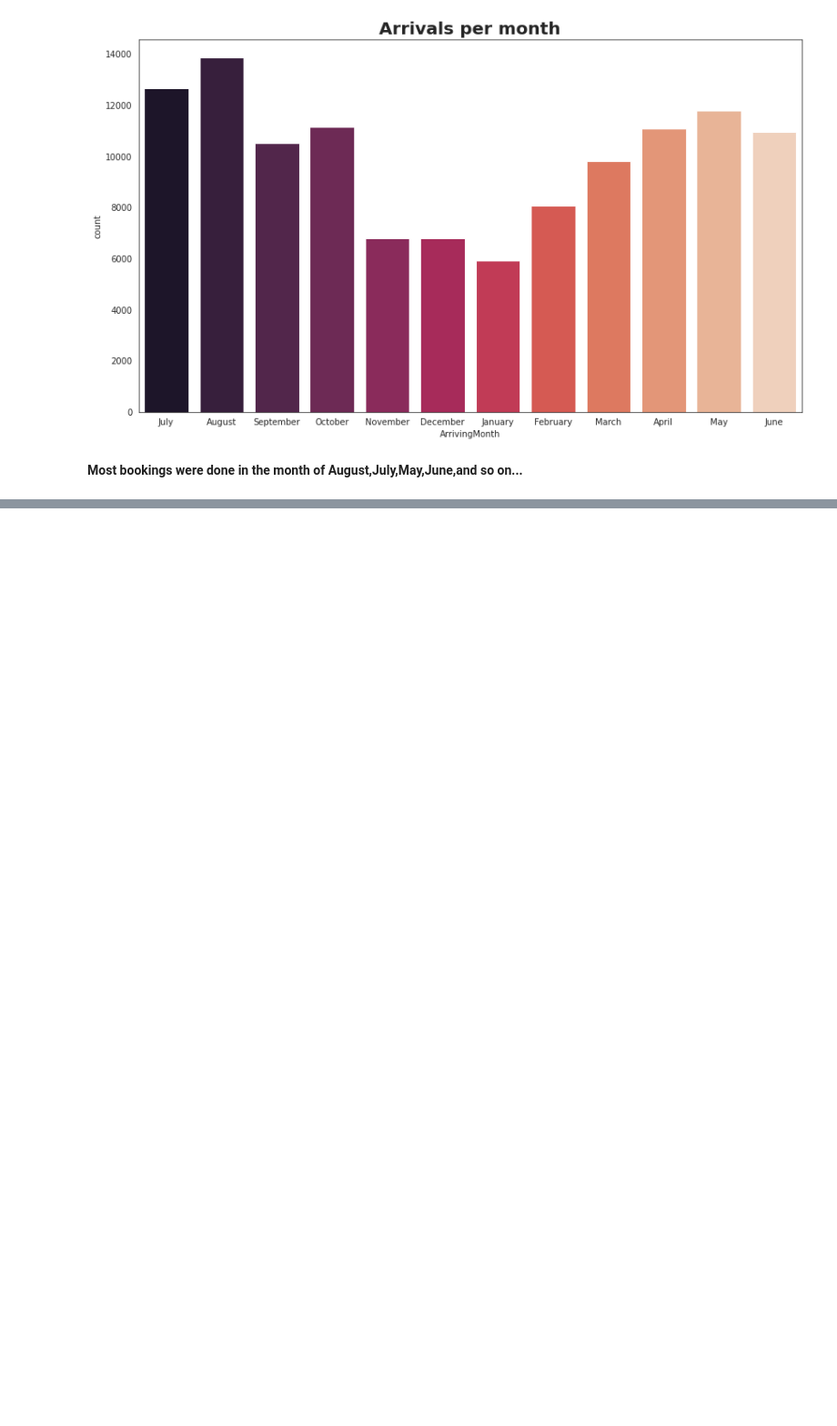
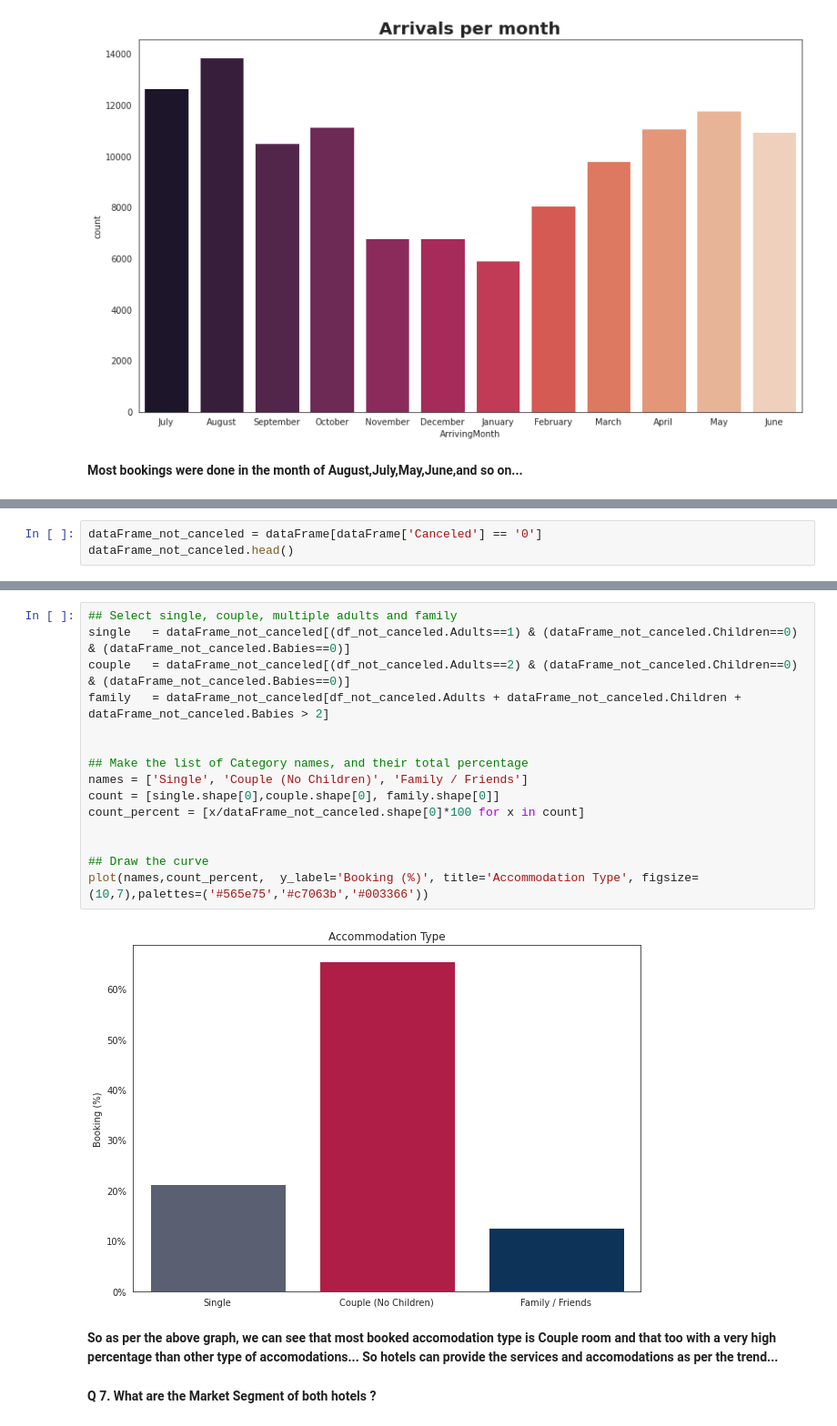
Before and after one commit to Shivraj285/EDA-Hotel-Booking-Analysis, a Jupyter notebook: Shivraj_Y_Saude_Hotel_Booking_Analysis_Capstone_Project.ipynb, the cells around one changed output, grey strips where cells are left out. Shown: that part at 91% size. Saved outputs shown, nothing was run; the diff lists cells and outputs as text; blank space fills up the shorter version.

```diff
--- a/Shivraj_Y_Saude_Hotel_Booking_Analysis_Capstone_Project.ipynb
+++ b/Shivraj_Y_Saude_Hotel_Booking_Analysis_Capstone_Project.ipynb
@@ -433,0 +503,3 @@ plt.subplots_adjust(right=1.7)
+# %%
+dataFrame_not_canceled = dataFrame[dataFrame['Canceled'] == '0']
+dataFrame_not_canceled.head()
@@ -433,0 +513,21 @@ plt.subplots_adjust(right=1.7)
+# %%
+## Select single, couple, multiple adults and family
+single   = dataFrame_not_canceled[(df_not_canceled.Adults==1) & (dataFrame_not_canceled.Children==0) & (dataFrame_not_canceled.Babies==0)]
+couple   = dataFrame_not_canceled[(df_not_canceled.Adults==2) & (dataFrame_not_canceled.Children==0) & (dataFrame_not_canceled.Babies==0)]
+family   = dataFrame_not_canceled[df_not_canceled.Adults + dataFrame_not_canceled.Children + dataFrame_not_canceled.Babies > 2]
+
+
+## Make the list of Category names, and their total percentage
+names = ['Single', 'Couple (No Children)', 'Family / Friends']
+count = [single.shape[0],couple.shape[0], family.shape[0]]
+count_percent = [x/dataFrame_not_canceled.shape[0]*100 for x in count]
+
+
+## Draw the curve
+plot(names,count_percent,  y_label='Booking (%)', title='Accommodation Type', figsize=(10,7),palettes=('#565e75','#c7063b','#003366'))
+# %% [output]
+[figure, added]
+# %% [markdown]
+**So as per the above graph, we can see that most booked accomodation type is Couple room and that too with a very high percentage than other type of accomodations... So hotels can provide the services and accomodations as per the trend...**
+# %% [markdown]
+**Q 7. What are the Market Segment of both hotels ?**
```
Also changed, not shown: parts of 21 cells of this notebook.
